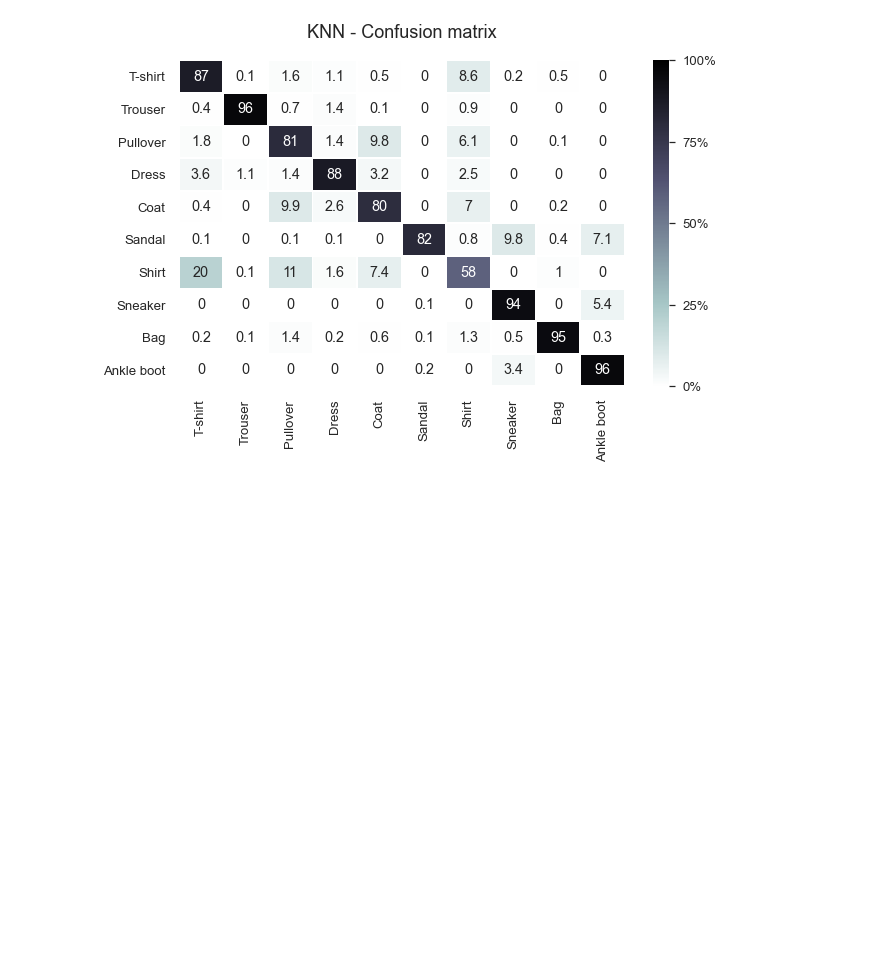
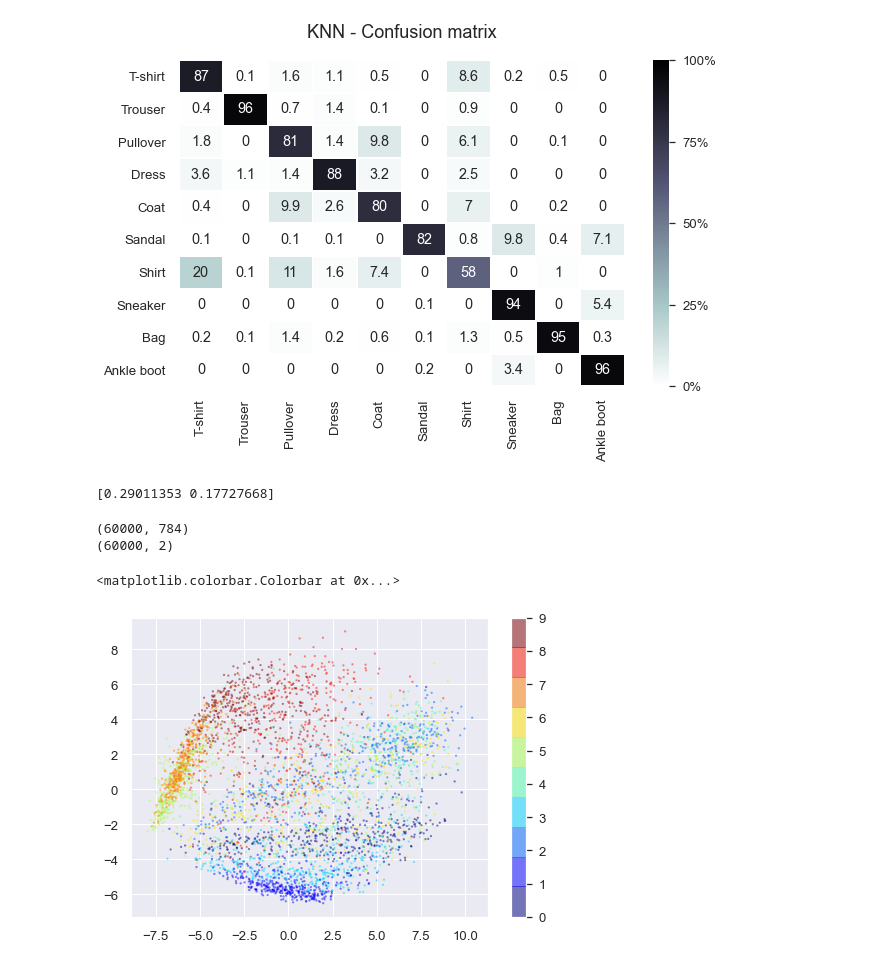
Before and after one commit to noamya-sh/Final-project-SemesterB, a Jupyter notebook: Fashion-Mnist.ipynb, the cells around one changed output. Drawn from its saved outputs; the diff is of its cells as text; code cells hidden in the pictures; blank space fills up the shorter version.

```diff
--- a/Fashion-Mnist.ipynb
+++ b/Fashion-Mnist.ipynb
@@ -165,3 +165,25 @@ plt.title('KNN - Confusion matrix', fontsize = 18, y = 1.05)
 # %% [output]
 Text(0.5, 1.05, 'KNN - Confusion matrix')
 [figure]
+# %%
+from sklearn.decomposition import PCA
+
+pca = PCA(n_components=2)
+pca_result = pca.fit_transform(x_train)
+
+print(pca.explained_variance_ratio_)
+# %% [output]
+[0.29011353 0.17727668]
+# %%
+print(x_train.shape)
+print(pca_result.shape)
+# %% [output]
+(60000, 784)
+(60000, 2)
+# %%
+plt.scatter(pca_result[:4000, 0], pca_result[:4000, 1], c=y_train[:4000], edgecolor='none', alpha=0.5,
+           cmap=plt.get_cmap('jet', 10), s=5)
+plt.colorbar()
+# %% [output]
+<matplotlib.colorbar.Colorbar at 0x...>
+[figure, added]
```
Also changed, not shown: parts of 5 cells of this notebook.
